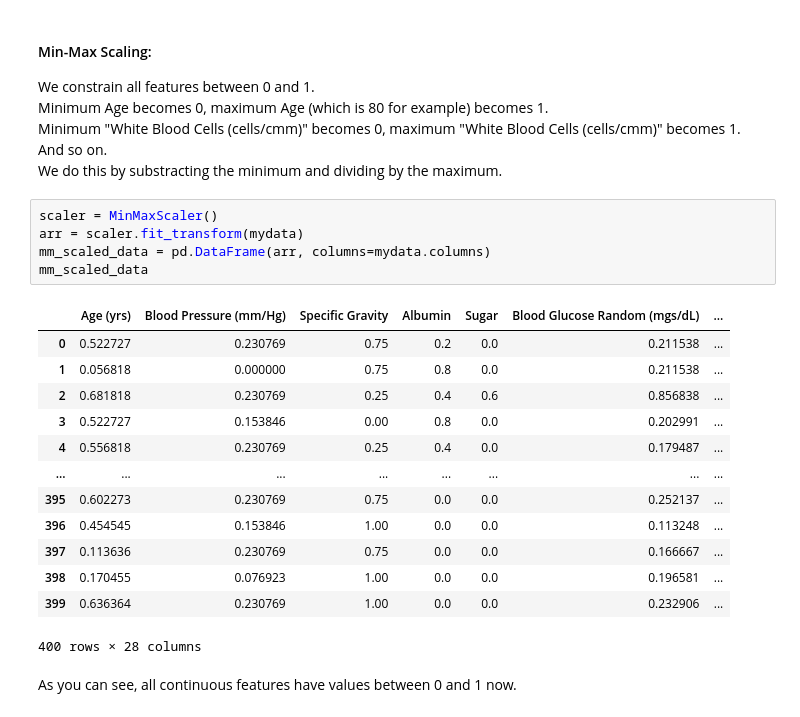
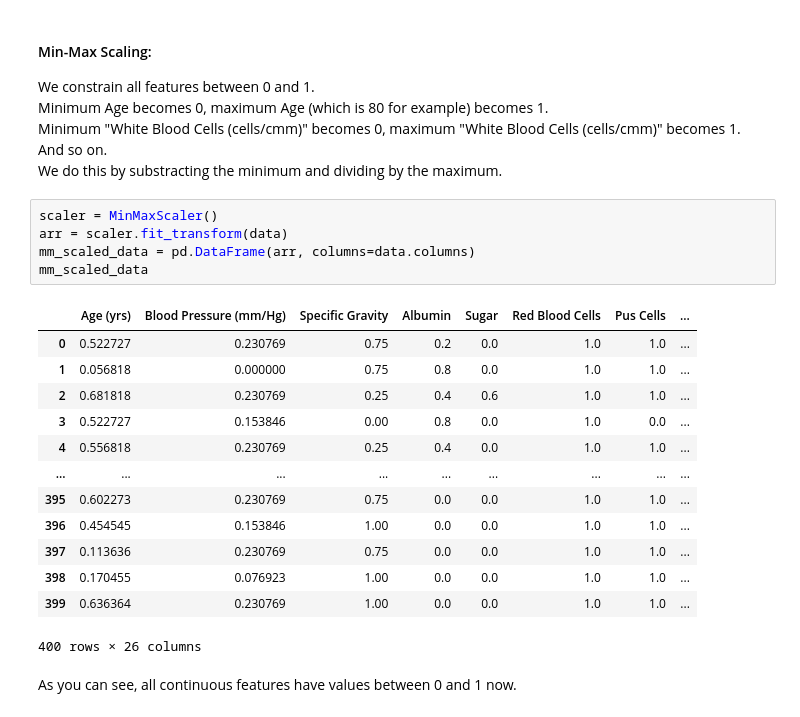
Before and after one commit to wassimchouchen/Data-Pre-Processing-and-basic-modeling, a Jupyter notebook: exploratory-data-analysis.ipynb, the cells around one changed output. Cells and saved outputs as stored; diff of their text form.

Commit message:
Kaggle Notebook | Exploratory data_analysis | Version 9

```diff
--- a/exploratory-data-analysis.ipynb
+++ b/exploratory-data-analysis.ipynb
@@ -1078,23 +950,23 @@ And so on.
 We do this by substracting the minimum and dividing by the maximum.
 # %%
 scaler = MinMaxScaler()
-arr = scaler.fit_transform(mydata)
-mm_scaled_data = pd.DataFrame(arr, columns=mydata.columns)
+arr = scaler.fit_transform(data)
+mm_scaled_data = pd.DataFrame(arr, columns=data.columns)
 mm_scaled_data
 # %% [output]
-|  | Age (yrs) | Blood Pressure (mm/Hg) | Specific Gravity | Albumin | Sugar | Blood Glucose Random (mgs/dL) | ... |
-| 0 | 0.522727 | 0.230769 | 0.75 | 0.2 | 0.0 | 0.211538 | ... |
-| 1 | 0.056818 | 0.000000 | 0.75 | 0.8 | 0.0 | 0.211538 | ... |
-| 2 | 0.681818 | 0.230769 | 0.25 | 0.4 | 0.6 | 0.856838 | ... |
-| 3 | 0.522727 | 0.153846 | 0.00 | 0.8 | 0.0 | 0.202991 | ... |
-| 4 | 0.556818 | 0.230769 | 0.25 | 0.4 | 0.0 | 0.179487 | ... |
-| ... | ... | ... | ... | ... | ... | ... | ... |
-| 395 | 0.602273 | 0.230769 | 0.75 | 0.0 | 0.0 | 0.252137 | ... |
-| 396 | 0.454545 | 0.153846 | 1.00 | 0.0 | 0.0 | 0.113248 | ... |
-| 397 | 0.113636 | 0.230769 | 0.75 | 0.0 | 0.0 | 0.166667 | ... |
-| 398 | 0.170455 | 0.076923 | 1.00 | 0.0 | 0.0 | 0.196581 | ... |
-| 399 | 0.636364 | 0.230769 | 1.00 | 0.0 | 0.0 | 0.232906 | ... |
+|  | Age (yrs) | Blood Pressure (mm/Hg) | Specific Gravity | Albumin | Sugar | Red Blood Cells | Pus Cells | ... |
+| 0 | 0.522727 | 0.230769 | 0.75 | 0.2 | 0.0 | 1.0 | 1.0 | ... |
+| 1 | 0.056818 | 0.000000 | 0.75 | 0.8 | 0.0 | 1.0 | 1.0 | ... |
+| 2 | 0.681818 | 0.230769 | 0.25 | 0.4 | 0.6 | 1.0 | 1.0 | ... |
+| 3 | 0.522727 | 0.153846 | 0.00 | 0.8 | 0.0 | 1.0 | 0.0 | ... |
+| 4 | 0.556818 | 0.230769 | 0.25 | 0.4 | 0.0 | 1.0 | 1.0 | ... |
+| ... | ... | ... | ... | ... | ... | ... | ... | ... |
+| 395 | 0.602273 | 0.230769 | 0.75 | 0.0 | 0.0 | 1.0 | 1.0 | ... |
+| 396 | 0.454545 | 0.153846 | 1.00 | 0.0 | 0.0 | 1.0 | 1.0 | ... |
+| 397 | 0.113636 | 0.230769 | 0.75 | 0.0 | 0.0 | 1.0 | 1.0 | ... |
+| 398 | 0.170455 | 0.076923 | 1.00 | 0.0 | 0.0 | 1.0 | 1.0 | ... |
+| 399 | 0.636364 | 0.230769 | 1.00 | 0.0 | 0.0 | 1.0 | 1.0 | ... |
-400 rows × 28 columns
+400 rows × 26 columns
 # %% [markdown]
 As you can see, all continuous features have values between 0 and 1 now.
 # %%
```
Also changed, not shown: parts of 21 cells of this notebook.
